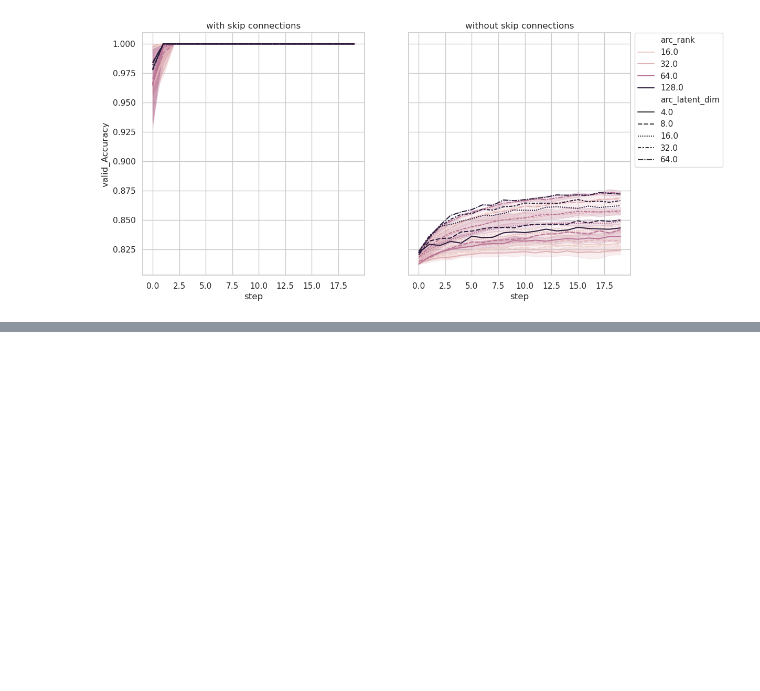
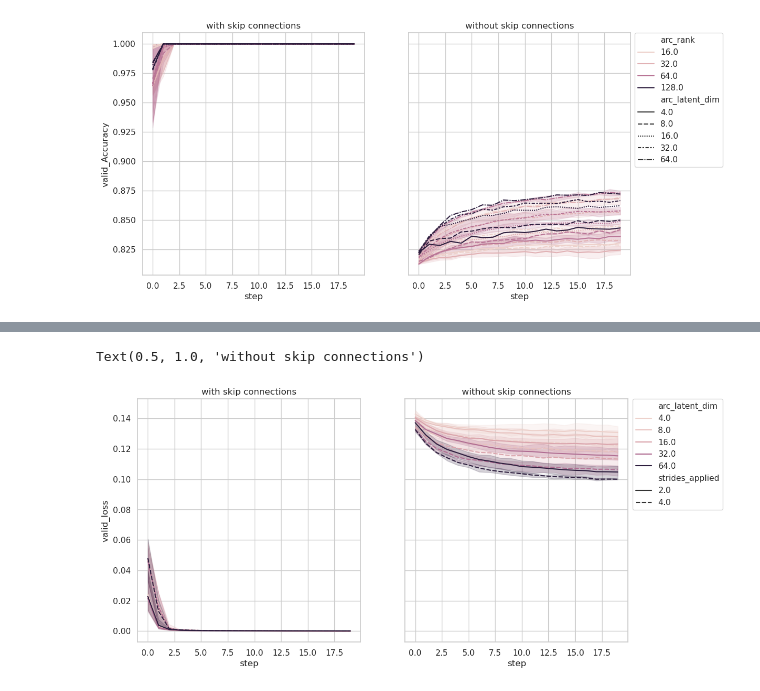
Before and after one commit to Gisch97/RNA-analysis, a Jupyter notebook: AEseq2seq/notebooks/Unet/v3/Conv_vs_avgPoll.ipynb, the cells around one changed output, grey strips where cells are left out. Saved outputs shown, nothing was run; the diff lists cells and outputs as text; code cells hidden in the pictures; blank space fills up the shorter version.

```diff
--- a/AEseq2seq/notebooks/Unet/v3/Conv_vs_avgPoll.ipynb
+++ b/AEseq2seq/notebooks/Unet/v3/Conv_vs_avgPoll.ipynb
@@ -162,0 +188,19 @@ f.legend(bbox_to_anchor=(1.02, 1), loc=2, borderaxespad=0.)
+# %%
+cols = ['run_uuid', 'arc_filters', 'arc_rank', 'arc_latent_dim', 'arc_num_conv1','arc_num_conv2', 'arc_skip_conn', 'strides_applied', 'strides_applied_total']
+metrics_skips_c = pd.merge(metrics_conv, data_c_skips[cols], how='left', left_on='run_uuid', right_on='run_uuid')
+metrics_no_skips_c = pd.merge(metrics_conv, data_c_no_skips[cols], how='left', left_on='run_uuid', right_on='run_uuid')
+
+fig, ax = plt.subplots(1, 2, figsize=(12, 6), sharey=True, sharex=True)
+# g.grid()
+g = sns.lineplot(data=metrics_skips_c, x='step', y='valid_loss', style='strides_applied', hue='arc_latent_dim', ax=ax[0], legend=False)
+g.set_title('with skip connections')
+
+
+f = sns.lineplot(data=metrics_no_skips_c, x='step', y='valid_loss', style='strides_applied', hue='arc_latent_dim', ax=ax[1])
+f.legend(bbox_to_anchor=(1.02, 1), loc=2, borderaxespad=0.)
+f.set_title('without skip connections')
+
+# f.grid()
+# %% [output]
+Text(0.5, 1.0, 'without skip connections')
+[figure, added]
```
Also changed, not shown: parts of 12 cells of this notebook, 1 other file.
